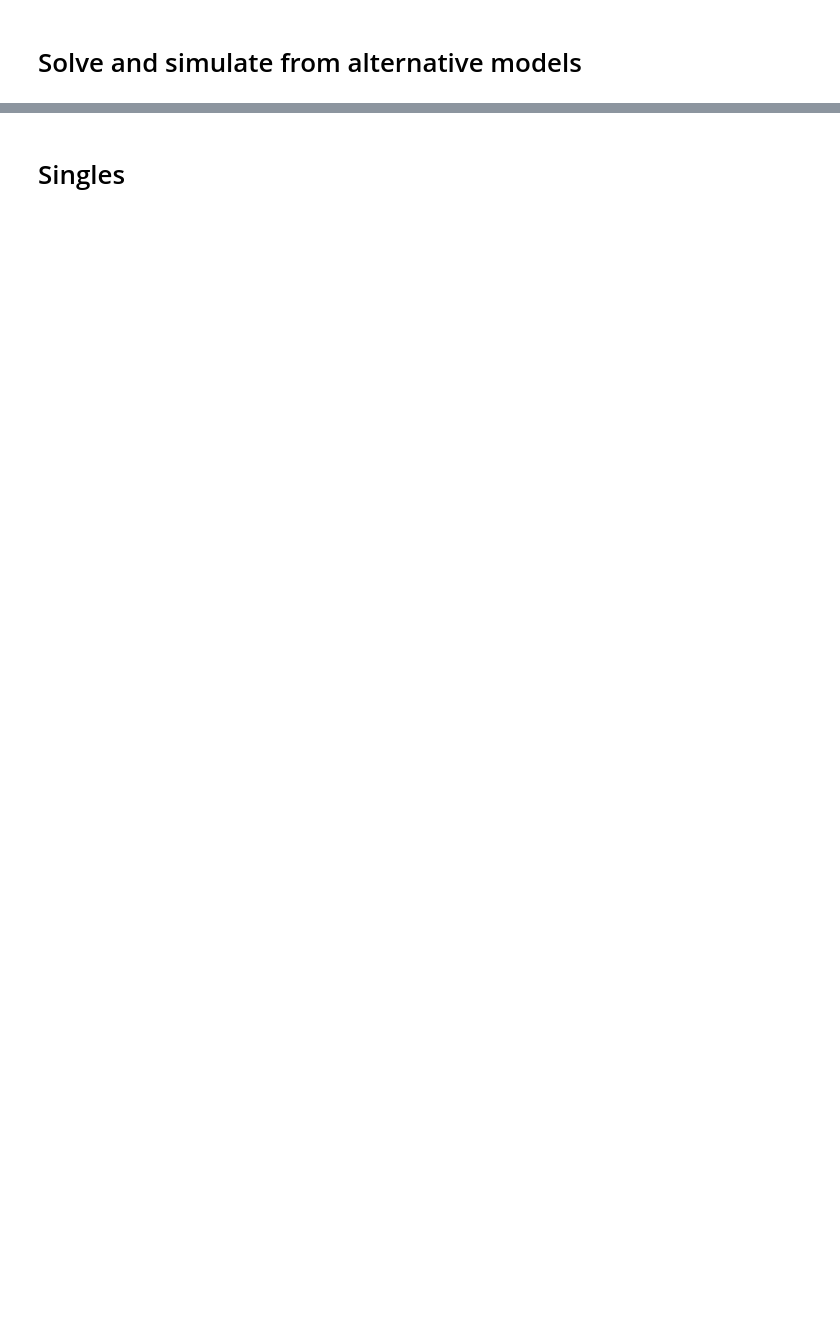
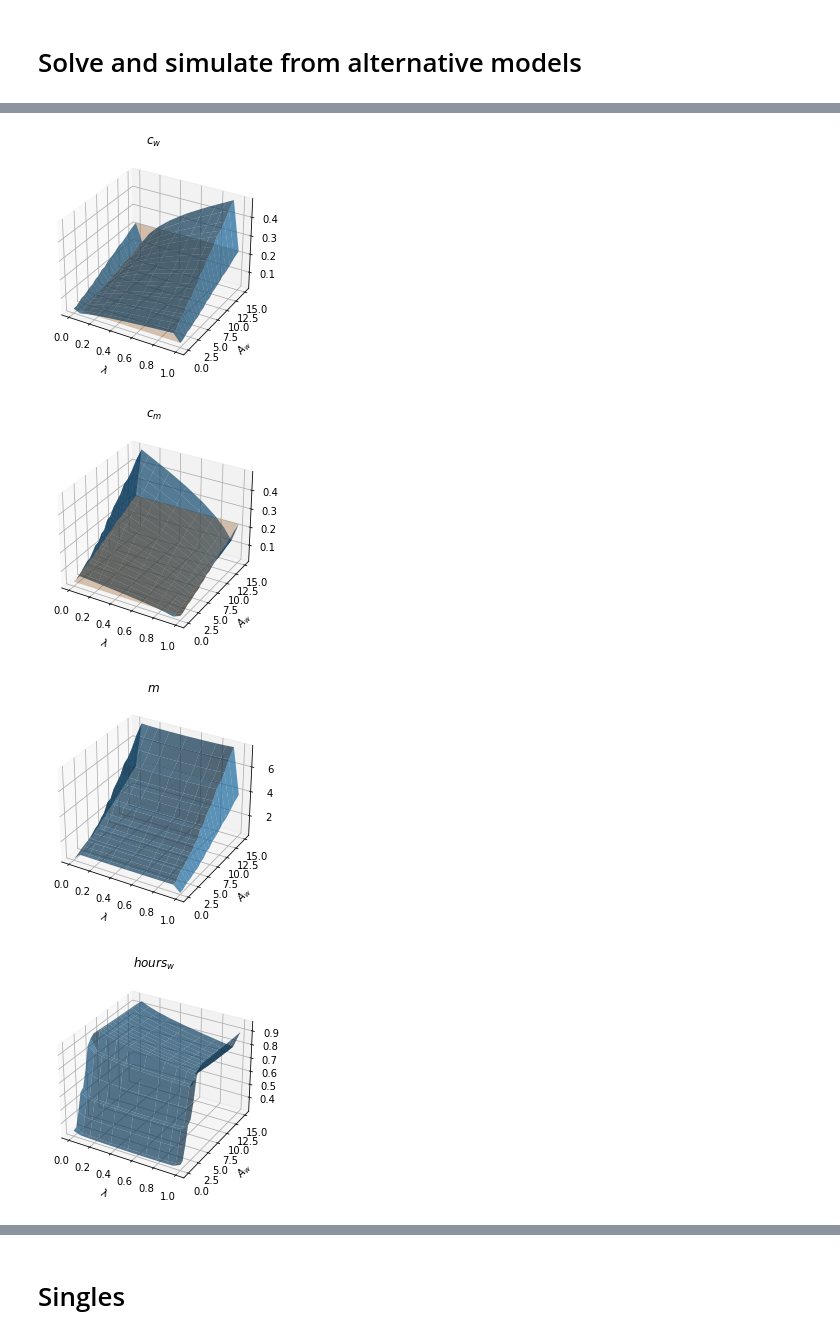
Before and after one commit to ThomasHJorgensen/ToyModel, a Jupyter notebook: Solve Toy Model.ipynb, the cells around one changed output, grey strips where cells are left out. Saved outputs shown, nothing was run; the diff lists cells and outputs as text; code cells hidden in the pictures; blank space fills up the shorter version.

```diff
--- a/Solve Toy Model.ipynb
+++ b/Solve Toy Model.ipynb
@@ -95,8 +108,8 @@ ax.set(xlabel='$\lambda$',ylabel='$A_w$',title='$Vw$');
 # %%
-t = model.par.T-1
+t = 0 #model.par.T-1
 iL = 0
-iK_w = 0
-iK_m = 0
+iK_w = 5
+iK_m = 5
 iH_m = 5
 iH_w = 5
 
@@ -108,30 +121,35 @@ ax.plot_surface(X, Y, model.sol.cons_w_couple[t,:,iL,iH_w,iH_m,iK_w,iK_m,:], edg
 ax.plot_surface(X, Y, np.tile(model.sol.cons_w_single[t,iH_w,iK_w,:],(model.par.num_power,1)), edgecolor='none',alpha=.3);
 ax.set(xlabel='$\lambda$',ylabel='$A_w$',title='$c_w$');
 
 fig = plt.figure()
 ax = plt.axes(projection='3d')
 ax.plot_surface(X, Y, model.sol.cons_m_couple[t,:,iL,iH_w,iH_m,iK_w,iK_m,:], edgecolor='none',alpha=.7);
 ax.plot_surface(X, Y, np.tile(model.sol.cons_m_single[t,iH_m,iK_m,:],(model.par.num_power,1)), edgecolor='none',alpha=.3);
 ax.set(xlabel='$\lambda$',ylabel='$A_w$',title='$c_m$');
 
 
 fig = plt.figure()
 ax = plt.axes(projection='3d')
 ax.plot_surface(X, Y, model.sol.market_couple[t,:,iL,iH_w,iH_m,iK_w,iK_m,:], edgecolor='none',alpha=.7);
 ax.set(xlabel='$\lambda$',ylabel='$A_w$',title='$m$');
 
 
 fig = plt.figure()
 ax = plt.axes(projection='3d')
 ax.plot_surface(X, Y, model.sol.hours_w_couple[t,:,iL,iH_w,iH_m,iK_w,iK_m,:], edgecolor='none',alpha=.7);
 ax.set(xlabel='$\lambda$',ylabel='$A_w$',title='$hours_w$');
 
 fig = plt.figure()
 ax = plt.axes(projection='3d')
 ax.plot_surface(X, Y, model.sol.hours_m_couple[t,:,iL,iH_w,iH_m,iK_w,iK_m,:], edgecolor='none',alpha=.7);
 ax.set(xlabel='$\lambda$',ylabel='$A_w$',title='$hours_m$');
 
 fig = plt.figure()
 ax = plt.axes(projection='3d')
 ax.plot_surface(X, Y, model.sol.Vw_couple[t,:,iL,iH_w,iH_m,iK_w,iK_m,:], edgecolor='none',alpha=.7);
 ax.set(xlabel='$\lambda$',ylabel='$A_w$',title='$Vw$');
+# %% [output]
+[figure, added]
+[figure, added]
+[figure, added]
+[figure, added]
```
Also changed, not shown: parts of 8 cells of this notebook, 2 other files.
